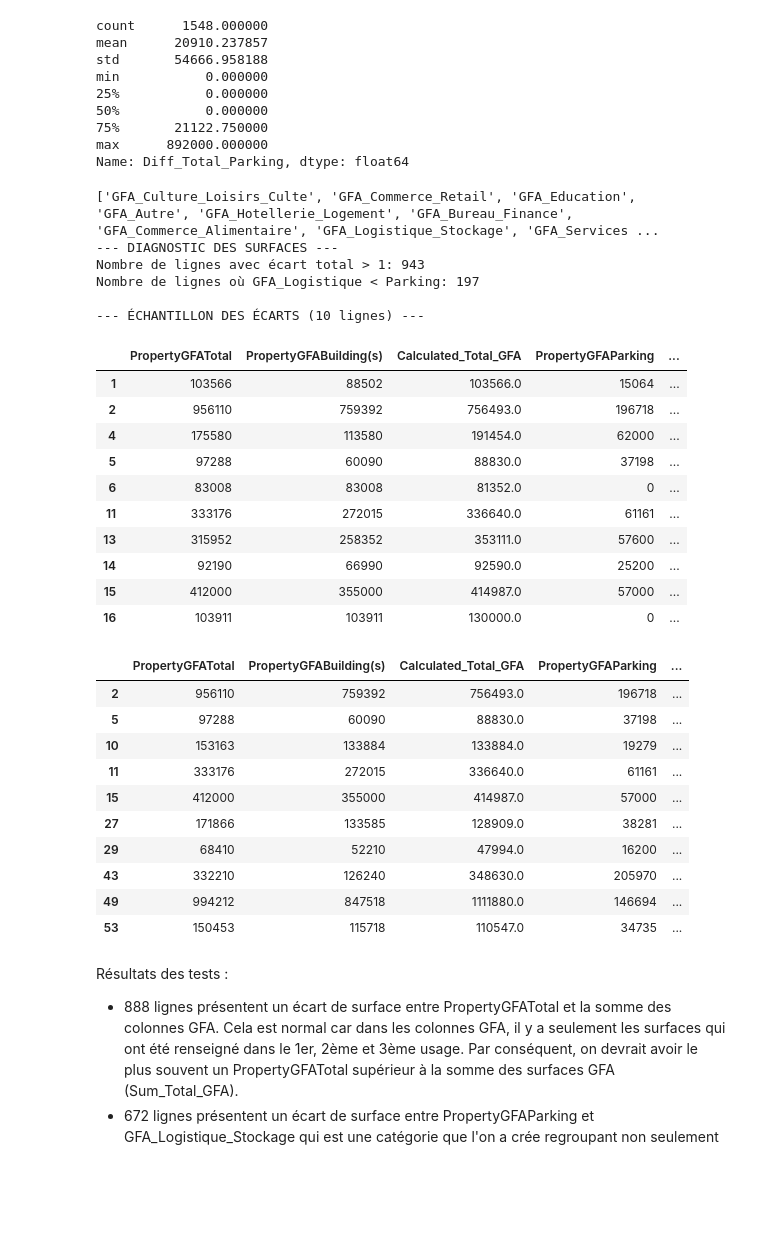
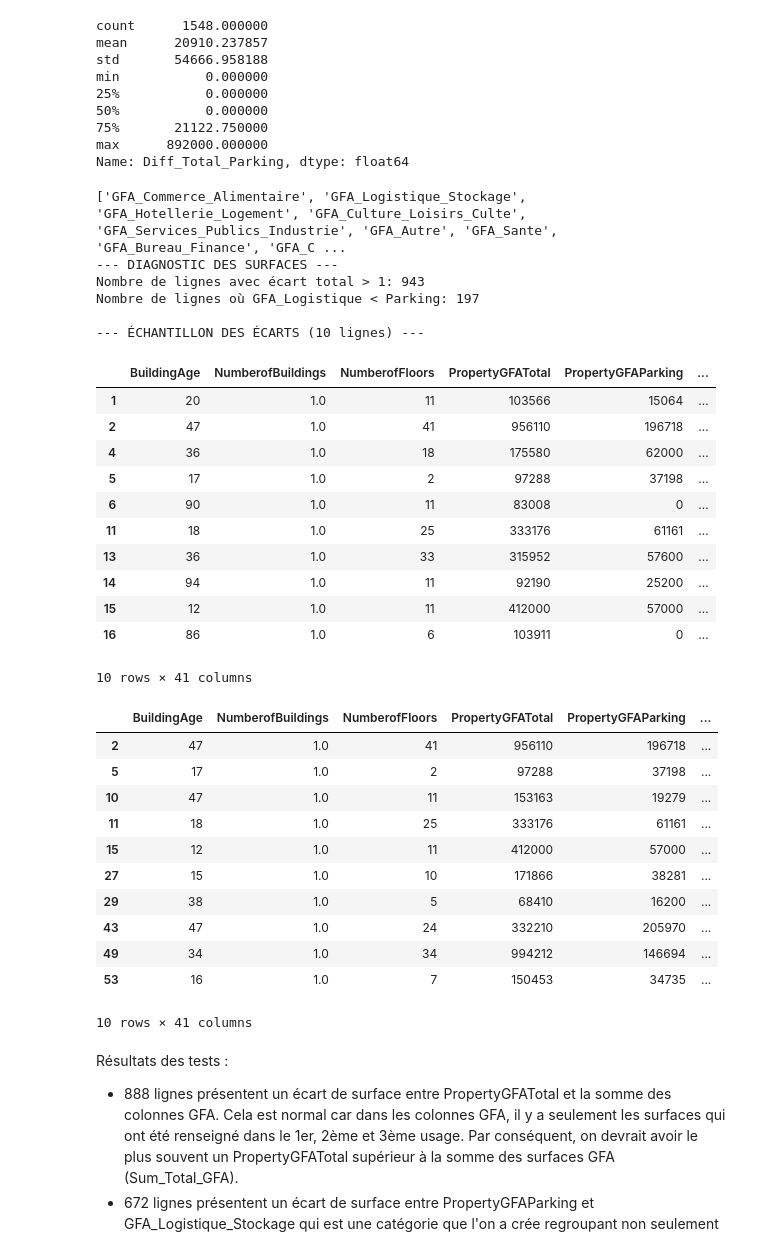
Before and after one commit to AxelFB1992/projet6, a Jupyter notebook: template_modelisation_supervisee.ipynb, the cells around one changed output. Saved outputs shown, nothing was run; the diff lists cells and outputs as text; code cells hidden in the pictures; blank space fills up the shorter version.

```diff
--- a/template_modelisation_supervisee.ipynb
+++ b/template_modelisation_supervisee.ipynb
@@ -1117,7 +1132,7 @@ mapping_usage = {
     'Automobile Dealership'                               : 'Commerce_Retail',
     'Repair Services (Vehicle, Shoe, Locksmith, etc)'     : 'Commerce_Retail',
     'Other - Mall'                                        : 'Commerce_Retail',
-    'Other - Services'                                    : 'Commerce_Alimentaire',
+    'Other - Services'                                    : 'Commerce_Retail',
     'Lifestyle Center'                                    : 'Commerce_Retail',
     'Personal Services (Health/Beauty, Dry Cleaning, etc)': 'Commerce_Retail',
     'Wholesale Club/Supercenter'                          : 'Commerce_Retail',
@@ -1531,21 +1546,21 @@ PHASES DE TESTS
 gfa_cols = [col for col in filtered_20_building_consumption.columns if col.startswith('GFA_')]
 
 #Copie de filtered_20_building_consumption
-filtered_21_building_consumption = filtered_20_building_consumption.copy()
+diag = filtered_20_building_consumption.copy()
 
 # 2. Calcul des sommes et des écarts
-filtered_21_building_consumption['Sum_Total_GFA'] = filtered_21_building_consumption[gfa_cols].sum(axis=1)
+diag['Sum_Total_GFA'] = diag[gfa_cols].sum(axis=1)
 
 # Écart 1 : Somme des GFA vs PropertyGFATotal
-filtered_21_building_consumption['Diff_Total_Property'] = (filtered_21_building_consumption['Sum_Total_GFA'] - filtered_21_building_consumption['PropertyGFATotal']).abs()
-filtered_21_building_consumption['Property_Check'] = (filtered_21_building_consumption['Sum_Total_GFA'] == filtered_21_building_consumption['PropertyGFATotal'])
+diag['Diff_Total_Property'] = (diag['Sum_Total_GFA'] - diag['PropertyGFATotal']).abs()
+diag['Property_Check'] = (diag['Sum_Total_GFA'] == diag['PropertyGFATotal'])
 # Écart 2 : Vérification du Parking dans Logistique_Stockage
 # Comme GFA_Logistique_Stockage contient (Parking + Entrepôts + etc.),
 # elle doit TOUJOURS être supérieure ou égale à PropertyGFAParking.
-filtered_21_building_consumption['Diff_Total_Parking'] = (filtered_21_building_consumption['GFA_Logistique_Stockage'] - filtered_21_building_consumption['PropertyGFAParking']).abs()
-filtered_21_building_consumption['Parking_Check'] = (filtered_21_building_consumption['GFA_Logistique_Stockage'] == filtered_21_building_consumption['PropertyGFAParking'])
+diag['Diff_Total_Parking'] = (diag['GFA_Logistique_Stockage'] - diag['PropertyGFAParking']).abs()
+diag['Parking_Check'] = (diag['GFA_Logistique_Stockage'] == diag['PropertyGFAParking'])
 # 3. Résultats du Test 1 (Global)
-errors_total = filtered_21_building_consumption[~filtered_21_building_consumption['Property_Check']]
+errors_total = diag[~diag['Property_Check']]
 print(f"--- TEST 1 : SOMME DES GFA vs TOTAL ---")
 if len(errors_total) == 0:
     print("✅ SUCCÈS : La somme de vos 10 catégories correspond parfaitement à PropertyGFATotal.")
@@ -1554,7 +1569,7 @@ else:
     print(errors_total[['PropertyGFATotal', 'Sum_Total_GFA', 'Diff_Total_Property']].head())
 
 # 4. Résultats du Test 2 (Parking)
-errors_parking = filtered_21_building_consumption[~filtered_21_building_consumption['Parking_Check']]
+errors_parking = diag[~diag['Parking_Check']]
 print(f"\n--- TEST 2 : SURFACE PropertyGFAParking / Surface GFA_Logistique_Stockage ---")
 if len(errors_parking) == 0:
     print("✅ SUCCÈS : Toutes les surfaces de parking sont bien incluses dans GFA_Logistique_Stockage.")
@@ -1607,56 +1622,58 @@ max      892000.000000
 Name: Diff_Total_Parking, dtype: float64
 # %%
 # On définit nos colonnes de macro-catégories
-gfa_categories = [col for col in filtered_21_building_consumption.columns if col.startswith('GFA_')]
+gfa_categories = [col for col in diag.columns if col.startswith('GFA_')]
 print(gfa_categories)
 
 # 1. Calcul de la somme totale de tes GFA
-filtered_21_building_consumption['Calculated_Total_GFA'] = filtered_21_building_consumption[gfa_categories].sum(axis=1)
+diag['Calculated_Total_GFA'] = diag[gfa_categories].sum(axis=1)
 
 # 2. Création d'un DataFrame de diagnostic
 # On regarde l'écart entre ta somme et le total officiel
-diag = filtered_21_building_consumption[['PropertyGFATotal','PropertyGFABuilding(s)', 'Calculated_Total_GFA', 'PropertyGFAParking', 'GFA_Logistique_Stockage']].copy()
+#diag = filtered_21_building_consumption[['PropertyGFATotal','PropertyGFABuilding(s)', 'Calculated_Total_GFA', 'PropertyGFAParking', 'GFA_Logistique_Stockage']].copy()
 diag['Diff_Total_Calculated_Total_GFA_PropertyGFABuilding'] = diag['Calculated_Total_GFA'] - diag['PropertyGFABuilding(s)']
 diag['Diff_Parking_GFA_Logistique_Stockage_PropertyGFAParking'] = diag['GFA_Logistique_Stockage'] - diag['PropertyGFAParking']
 
 # 3. Affichage des statistiques d'erreur
 print("--- DIAGNOSTIC DES SURFACES ---")
 print(f"Nombre de lignes avec écart total > 1: {(diag['Diff_Total_Calculated_Total_GFA_PropertyGFABuilding'].abs() > 1).sum()}")
 print(f"Nombre de lignes où GFA_Logistique < Parking: {(diag['Diff_Parking_GFA_Logistique_Stockage_PropertyGFAParking'] < -1).sum()}")
 
 # 4. Visualisation des cas problématiques
 print("\n--- ÉCHANTILLON DES ÉCARTS (10 lignes) ---")
 display(diag[diag['Diff_Total_Calculated_Total_GFA_PropertyGFABuilding'].abs() > 1].head(10))
 display(diag[diag['Diff_Parking_GFA_Logistique_Stockage_PropertyGFAParking'] < -1].head(10))
 # %% [output]
-['GFA_Culture_Loisirs_Culte', 'GFA_Commerce_Retail', 'GFA_Education', 'GFA_Autre', 'GFA_Hotellerie_Logement', 'GFA_Bureau_Finance', 'GFA_Commerce_Alimentaire', 'GFA_Logistique_Stockage', 'GFA_Services ...
+['GFA_Commerce_Alimentaire', 'GFA_Logistique_Stockage', 'GFA_Hotellerie_Logement', 'GFA_Culture_Loisirs_Culte', 'GFA_Services_Publics_Industrie', 'GFA_Autre', 'GFA_Sante', 'GFA_Bureau_Finance', 'GFA_C ...
 --- DIAGNOSTIC DES SURFACES ---
 Nombre de lignes avec écart total > 1: 943
 Nombre de lignes où GFA_Logistique < Parking: 197
 
 --- ÉCHANTILLON DES ÉCARTS (10 lignes) ---
-|  | PropertyGFATotal | PropertyGFABuilding(s) | Calculated_Total_GFA | PropertyGFAParking | ... |
-| 1 | 103566 | 88502 | 103566.0 | 15064 | ... |
-| 2 | 956110 | 759392 | 756493.0 | 196718 | ... |
-| 4 | 175580 | 113580 | 191454.0 | 62000 | ... |
-| 5 | 97288 | 60090 | 88830.0 | 37198 | ... |
-| 6 | 83008 | 83008 | 81352.0 | 0 | ... |
-| 11 | 333176 | 272015 | 336640.0 | 61161 | ... |
-| 13 | 315952 | 258352 | 353111.0 | 57600 | ... |
-| 14 | 92190 | 66990 | 92590.0 | 25200 | ... |
-| 15 | 412000 | 355000 | 414987.0 | 57000 | ... |
-| 16 | 103911 | 103911 | 130000.0 | 0 | ... |
+|  | BuildingAge | NumberofBuildings | NumberofFloors | PropertyGFATotal | PropertyGFAParking | ... |
+| 1 | 20 | 1.0 | 11 | 103566 | 15064 | ... |
+| 2 | 47 | 1.0 | 41 | 956110 | 196718 | ... |
+| 4 | 36 | 1.0 | 18 | 175580 | 62000 | ... |
+| 5 | 17 | 1.0 | 2 | 97288 | 37198 | ... |
+| 6 | 90 | 1.0 | 11 | 83008 | 0 | ... |
+| 11 | 18 | 1.0 | 25 | 333176 | 61161 | ... |
+| 13 | 36 | 1.0 | 33 | 315952 | 57600 | ... |
+| 14 | 94 | 1.0 | 11 | 92190 | 25200 | ... |
+| 15 | 12 | 1.0 | 11 | 412000 | 57000 | ... |
+| 16 | 86 | 1.0 | 6 | 103911 | 0 | ... |
+10 rows × 41 columns
-|  | PropertyGFATotal | PropertyGFABuilding(s) | Calculated_Total_GFA | PropertyGFAParking | ... |
-| 2 | 956110 | 759392 | 756493.0 | 196718 | ... |
-| 5 | 97288 | 60090 | 88830.0 | 37198 | ... |
-| 10 | 153163 | 133884 | 133884.0 | 19279 | ... |
-| 11 | 333176 | 272015 | 336640.0 | 61161 | ... |
-| 15 | 412000 | 355000 | 414987.0 | 57000 | ... |
-| 27 | 171866 | 133585 | 128909.0 | 38281 | ... |
-| 29 | 68410 | 52210 | 47994.0 | 16200 | ... |
-| 43 | 332210 | 126240 | 348630.0 | 205970 | ... |
-| 49 | 994212 | 847518 | 1111880.0 | 146694 | ... |
-| 53 | 150453 | 115718 | 110547.0 | 34735 | ... |
+|  | BuildingAge | NumberofBuildings | NumberofFloors | PropertyGFATotal | PropertyGFAParking | ... |
+| 2 | 47 | 1.0 | 41 | 956110 | 196718 | ... |
+| 5 | 17 | 1.0 | 2 | 97288 | 37198 | ... |
+| 10 | 47 | 1.0 | 11 | 153163 | 19279 | ... |
+| 11 | 18 | 1.0 | 25 | 333176 | 61161 | ... |
+| 15 | 12 | 1.0 | 11 | 412000 | 57000 | ... |
+| 27 | 15 | 1.0 | 10 | 171866 | 38281 | ... |
+| 29 | 38 | 1.0 | 5 | 68410 | 16200 | ... |
+| 43 | 47 | 1.0 | 24 | 332210 | 205970 | ... |
+| 49 | 34 | 1.0 | 34 | 994212 | 146694 | ... |
+| 53 | 16 | 1.0 | 7 | 150453 | 34735 | ... |
+10 rows × 41 columns
 # %% [markdown]
 Résultats des tests :
 - 888 lignes présentent un écart de surface entre PropertyGFATotal et la somme des colonnes GFA. Cela est normal car dans les colonnes GFA, il y a seulement les surfaces qui ont été renseigné dans le 1er, 2ème et 3ème usage. Par conséquent, on devrait avoir le plus souvent un PropertyGFATotal supérieur à la somme des surfaces GFA (Sum_Total_GFA).
```
Also changed, not shown: parts of 19 cells of this notebook.
